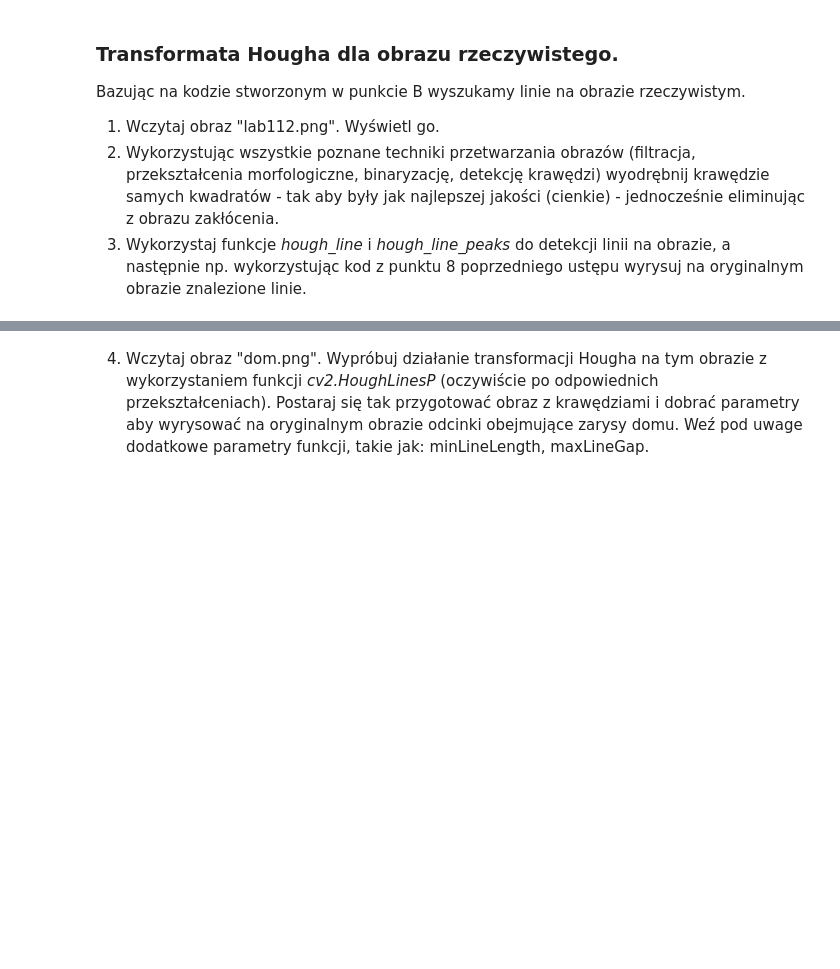
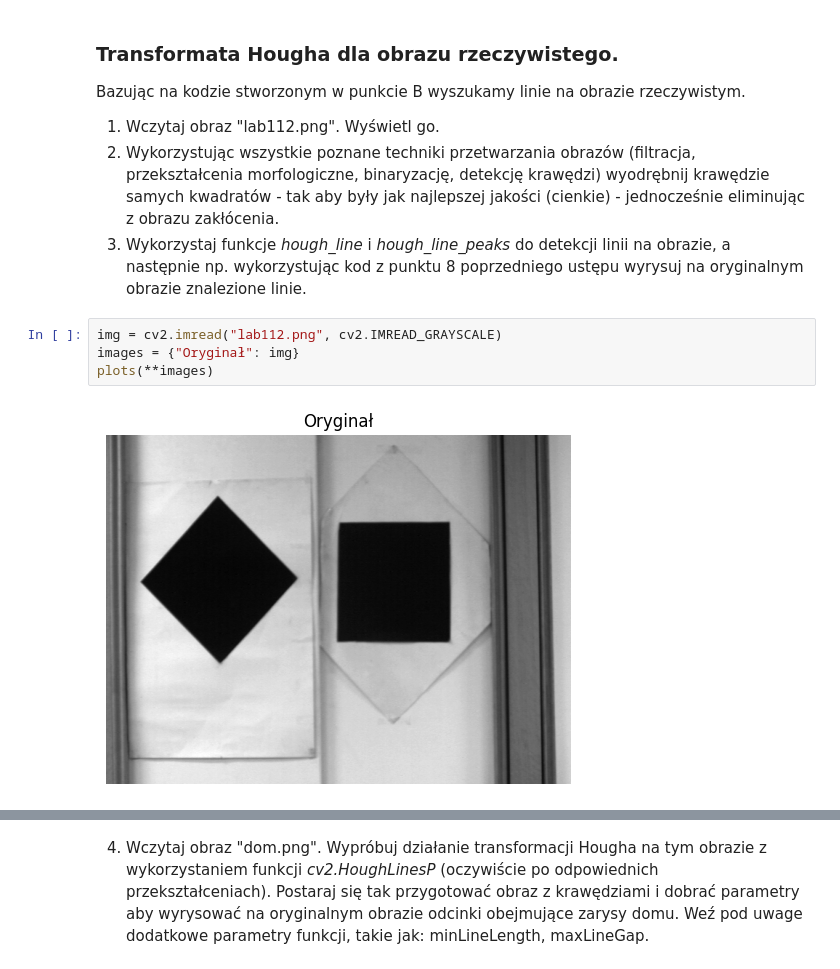
Before and after one commit to DziqG2NK/Przetwarzanie-i-analiza-obraz-w-cyfrowych, a Jupyter notebook: zajecia_4/Hough.ipynb, the cells around one changed output, grey strips where cells are left out. Cells and saved outputs as stored; diff of their text form; blank space fills up the shorter version.

```diff
--- a/zajecia_4/Hough.ipynb
+++ b/zajecia_4/Hough.ipynb
@@ -326,3 +326,9 @@ Bazując na kodzie stworzonym w punkcie B wyszukamy linie na obrazie rzeczywisty
    1. Wczytaj obraz "lab112.png". Wyświetl go.
    2. Wykorzystując wszystkie poznane techniki przetwarzania obrazów (filtracja, przekształcenia morfologiczne, binaryzację, detekcję krawędzi) wyodrębnij krawędzie samych kwadratów - tak aby były jak najlepszej jakości (cienkie) - jednocześnie eliminując z obrazu zakłócenia.
    3. Wykorzystaj funkcje *hough_line* i *hough_line_peaks* do detekcji linii na obrazie, a następnie np. wykorzystując kod z punktu 8 poprzedniego ustępu wyrysuj na oryginalnym obrazie znalezione linie.
+# %%
+img = cv2.imread("lab112.png", cv2.IMREAD_GRAYSCALE)
+images = {"Oryginał": img}
+plots(**images)
+# %% [output]
+[figure, added]
```
Also changed, not shown: parts of 2 cells of this notebook.
